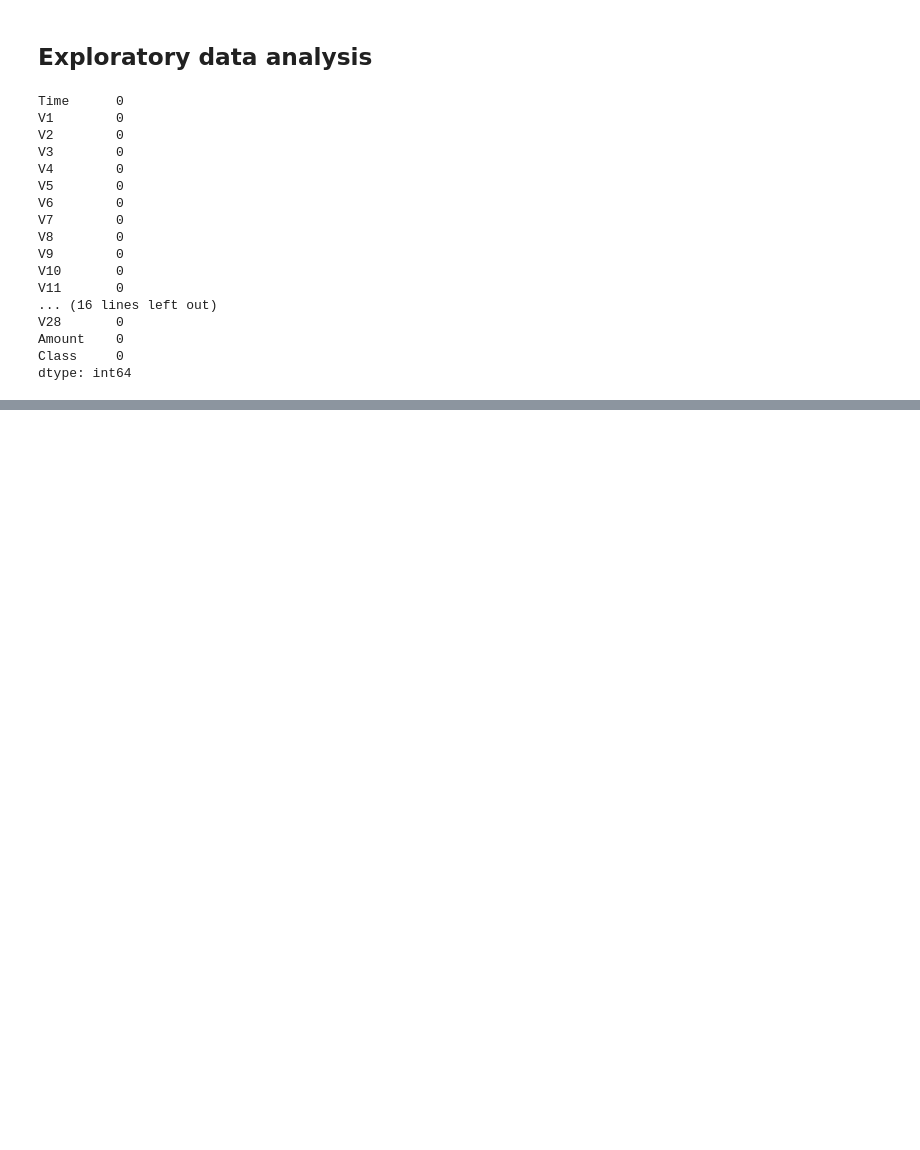
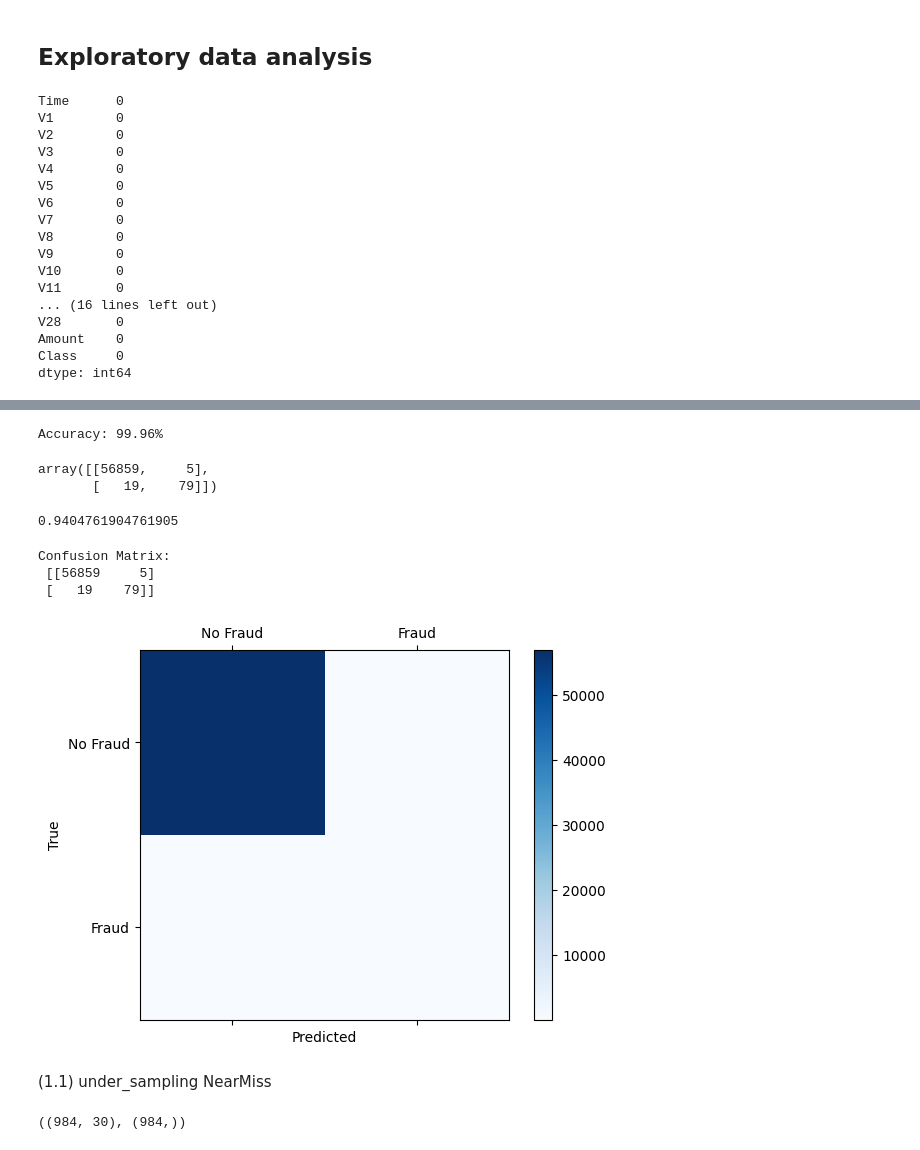
Before and after one commit to WanpinCai/ai-_in_nci, a Jupyter notebook: credit_cards.ipynb, the cells around one changed output, grey strips where cells are left out. Saved outputs shown, nothing was run; the diff lists cells and outputs as text; code cells hidden in the pictures; blank space fills up the shorter version.

```diff
--- a/credit_cards.ipynb
+++ b/credit_cards.ipynb
@@ -118,0 +142,44 @@ Text(0, 0.5, 'Frequency')
+# %%
+from xgboost import XGBClassifier
+from sklearn.model_selection import train_test_split
+from sklearn.metrics import accuracy_score
+
+X_train, X_test, y_train, y_test = train_test_split(X, Y, test_size=0.2, random_state=42)
+
+model = XGBClassifier()
+model.fit(X_train, y_train)
+y_pred = model.predict(X_test)
+accuracy = accuracy_score(y_test, y_pred)
+print("Accuracy: %.2f%%" % (accuracy * 100.0))
+# %% [output]
+Accuracy: 99.96%
+# %%
+confusion_matrix(y_true=y_test,y_pred=y_pred)
+# %% [output]
+array([[56859,     5],
+       [   19,    79]])
+# %%
+precision_score(y_test, y_pred)
+# %% [output]
+0.9404761904761905
+# %%
+conf_mat = confusion_matrix(y_true=y_test, y_pred=y_pred)
+print('Confusion Matrix:\n', conf_mat)
+
+labels = ['No Fraud', 'Fraud']
+fig = plt.figure()
+ax = fig.add_subplot(111)
+cax = ax.matshow(conf_mat, cmap=plt.cm.Blues)
+fig.colorbar(cax)
+ax.set_xticklabels([''] + labels)
+ax.set_yticklabels([''] + labels)
+plt.xlabel('Predicted')
+plt.ylabel('True')
+plt.show()
+# %% [output]
+Confusion Matrix:
+ [[56859     5]
+ [   19    79]]
+[figure, added]
+# %% [markdown]
+(1.1) under_sampling NearMiss
@@ -118,0 +198,4 @@ Text(0, 0.5, 'Frequency')
+# %%
+X_res.shape,y_res.shape
+# %% [output]
+((984, 30), (984,))
```
Also changed, not shown: parts of 40 cells of this notebook, 5 other files.
